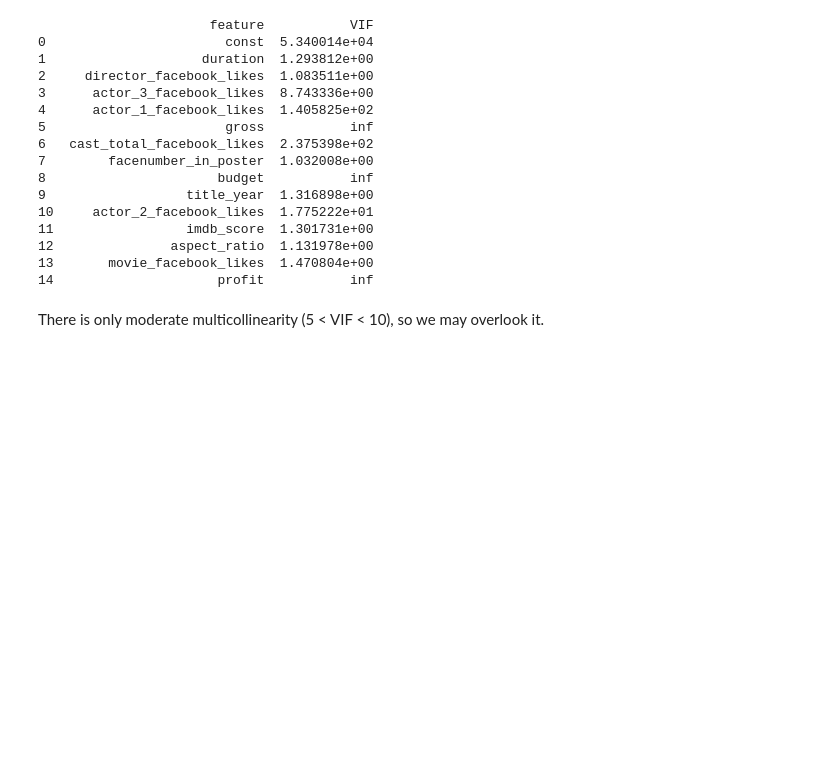
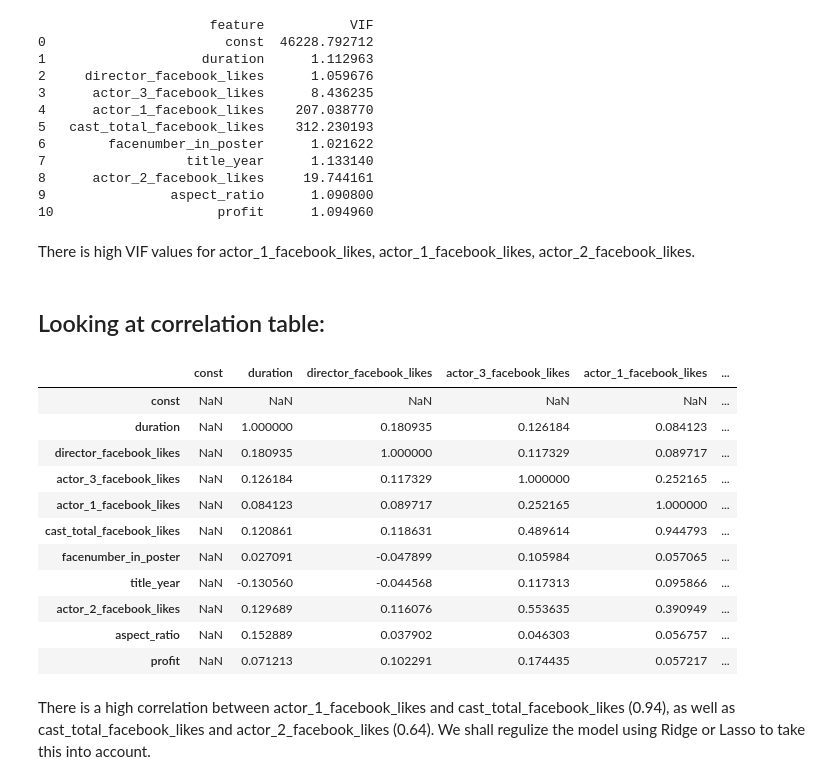
Before and after one commit to diegoschum/Zzzz, a Jupyter notebook: VIF.ipynb, the cells around one changed output. Saved outputs shown, nothing was run; the diff lists cells and outputs as text; code cells hidden in the pictures; blank space fills up the shorter version.

```diff
--- a/VIF.ipynb
+++ b/VIF.ipynb
@@ -31,10 +31,10 @@ Index(['director_name', 'num_critic_for_reviews', 'duration',
       dtype='object')
 # %%
-X = df[[ 'duration',
+X = df[['duration',
        'director_facebook_likes', 'actor_3_facebook_likes',
-       'actor_1_facebook_likes', 'gross', 'cast_total_facebook_likes',
-       'facenumber_in_poster', 'budget', 'title_year', 'actor_2_facebook_likes',
-       'imdb_score', 'aspect_ratio', 'movie_facebook_likes', 'profit']]
+       'actor_1_facebook_likes', 'cast_total_facebook_likes',
+       'facenumber_in_poster', 'title_year', 'actor_2_facebook_likes',
+       'aspect_ratio', 'profit']]
 # %%
 #looking at VIF
 from statsmodels.stats.outliers_influence import variance_inflation_factor
@@ -49,20 +49,35 @@ for i in range(len(X.columns)):
 print(vif_data)
 # %% [output]
                       feature           VIF
-0                       const  5.340014e+04
-1                    duration  1.293812e+00
-2     director_facebook_likes  1.083511e+00
-3      actor_3_facebook_likes  8.743336e+00
-4      actor_1_facebook_likes  1.405825e+02
-5                       gross           inf
-6   cast_total_facebook_likes  2.375398e+02
-7        facenumber_in_poster  1.032008e+00
-8                      budget           inf
-9                  title_year  1.316898e+00
-10     actor_2_facebook_likes  1.775222e+01
-11                 imdb_score  1.301731e+00
-12               aspect_ratio  1.131978e+00
-13       movie_facebook_likes  1.470804e+00
-14                     profit           inf
+0                       const  46228.792712
+1                    duration      1.112963
+2     director_facebook_likes      1.059676
+3      actor_3_facebook_likes      8.436235
+4      actor_1_facebook_likes    207.038770
+5   cast_total_facebook_likes    312.230193
+6        facenumber_in_poster      1.021622
+7                  title_year      1.133140
+8      actor_2_facebook_likes     19.744161
+9                aspect_ratio      1.090800
+10                     profit      1.094960
-# %% [markdown]
-There is only moderate multicollinearity (5 < VIF < 10), so we may overlook it.
+# %% [markdown]
+There is high VIF values for actor_1_facebook_likes, actor_1_facebook_likes, actor_2_facebook_likes.
+# %% [markdown]
+## Looking at correlation table:
+# %%
+X.corr()
+# %% [output]
+|  | const | duration | director_facebook_likes | actor_3_facebook_likes | actor_1_facebook_likes | ... |
+| const | NaN | NaN | NaN | NaN | NaN | ... |
+| duration | NaN | 1.000000 | 0.180935 | 0.126184 | 0.084123 | ... |
+| director_facebook_likes | NaN | 0.180935 | 1.000000 | 0.117329 | 0.089717 | ... |
+| actor_3_facebook_likes | NaN | 0.126184 | 0.117329 | 1.000000 | 0.252165 | ... |
+| actor_1_facebook_likes | NaN | 0.084123 | 0.089717 | 0.252165 | 1.000000 | ... |
+| cast_total_facebook_likes | NaN | 0.120861 | 0.118631 | 0.489614 | 0.944793 | ... |
+| facenumber_in_poster | NaN | 0.027091 | -0.047899 | 0.105984 | 0.057065 | ... |
+| title_year | NaN | -0.130560 | -0.044568 | 0.117313 | 0.095866 | ... |
+| actor_2_facebook_likes | NaN | 0.129689 | 0.116076 | 0.553635 | 0.390949 | ... |
+| aspect_ratio | NaN | 0.152889 | 0.037902 | 0.046303 | 0.056757 | ... |
+| profit | NaN | 0.071213 | 0.102291 | 0.174435 | 0.057217 | ... |
+# %% [markdown]
+There is a high correlation between actor_1_facebook_likes and cast_total_facebook_likes (0.94), as well as cast_total_facebook_likes and actor_2_facebook_likes (0.64). We shall regulize the model using Ridge or Lasso to take this into account.
```
Also changed, not shown: parts of 9 cells of this notebook, 1 other file.
